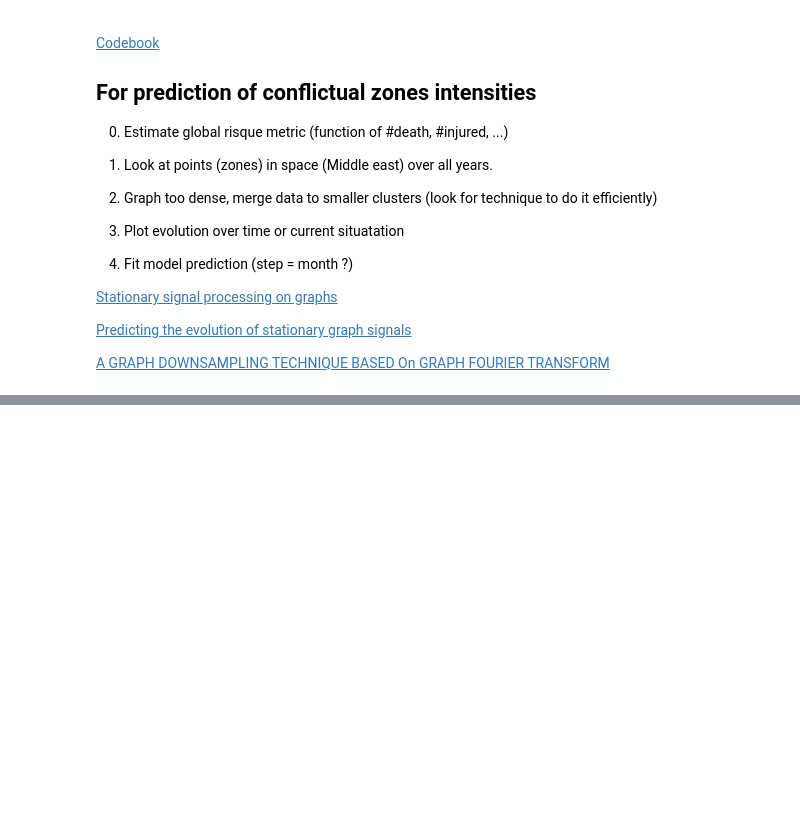
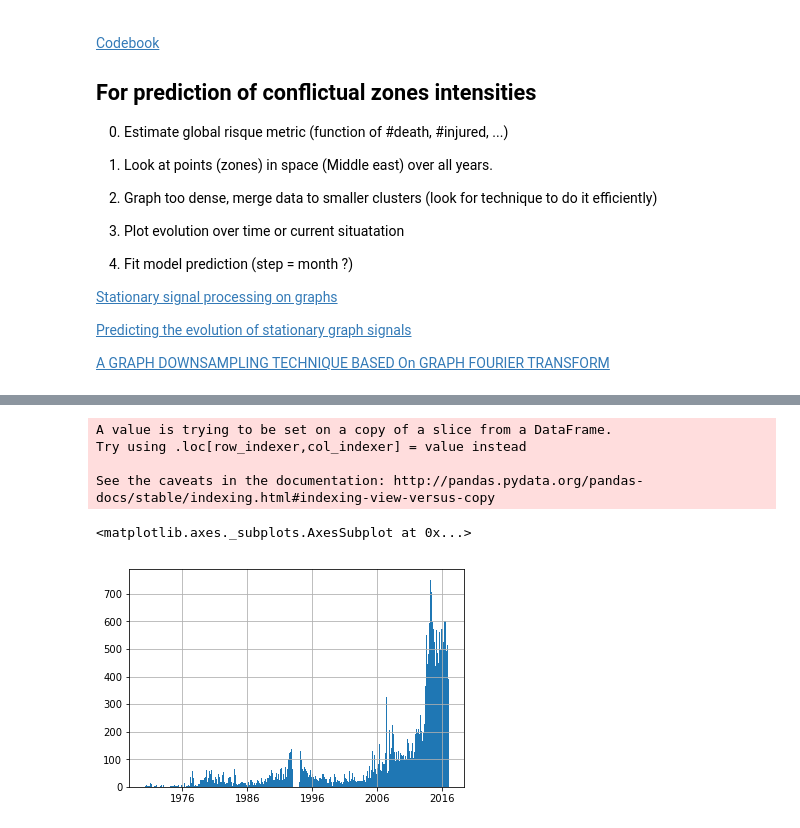
Before and after one commit to AdaTeamElec/ADA2017-Homeworks, a Jupyter notebook: project/IntroAda.ipynb, the cells around one changed output, grey strips where cells are left out. Saved outputs shown, nothing was run; the diff lists cells and outputs as text; code cells hidden in the pictures; blank space fills up the shorter version.

```diff
--- a/project/IntroAda.ipynb
+++ b/project/IntroAda.ipynb
@@ -24,5 +27,5 @@ import os
 data_path = 'data'
 gtd_path = os.path.join(data_path, 'globalterrorismdb_0617dist.csv')
 # %%
-df = pd.read_csv(gtd_path, nrows=2000, encoding='latin')
-df.head()
+df = pd.read_csv(gtd_path, encoding='latin', usecols=['eventid', 'iyear', 'imonth', 'iday',
+            'extended', 'resolution', 'region', 'latitude', 'longitude'])
@@ -70,0 +61,2 @@ Name: latitude, Length: 2000, dtype: float64
+# %%
+df = df.dropna(subset=('longitude', 'latitude'))
@@ -70,0 +67,6 @@ Name: latitude, Length: 2000, dtype: float64
+# %%
+df_ME = df[df['region'] == 10]
+df_ME.loc[df_ME.imonth == 0, 'imonth'] = 1
+df_ME.loc[df_ME.iday == 0, 'iday'] = 1
+
+df_ME.loc[df_ME.iday == 0, 'iday']
@@ -70,0 +80,26 @@ Name: latitude, Length: 2000, dtype: float64
+# %%
+import datetime
+def parse_date(x):
+    year = int(str(x)[:4])
+    month = int(str(x)[4:6])
+    day = int(str(x)[6:8])
+    if month == 0:
+        month = 1
+    if day == 0:
+        day = 1
+    try:
+        date = datetime.date(year, month, day)
+    except Exception as e:
+        date = datetime.date(year, month, 1)
+    return date
+df_ME['date'] = df_ME.eventid.apply(parse_date)
+# %% [output]
+A value is trying to be set on a copy of a slice from a DataFrame.
+Try using .loc[row_indexer,col_indexer] = value instead
+
+See the caveats in the documentation: http://pandas.pydata.org/pandas-docs/stable/indexing.html#indexing-view-versus-copy
+# %%
+df_ME.date.hist(bins=45*12)
+# %% [output]
+<matplotlib.axes._subplots.AxesSubplot at 0x...>
+[figure, added]
```
Also changed, not shown: parts of 13 cells of this notebook.
